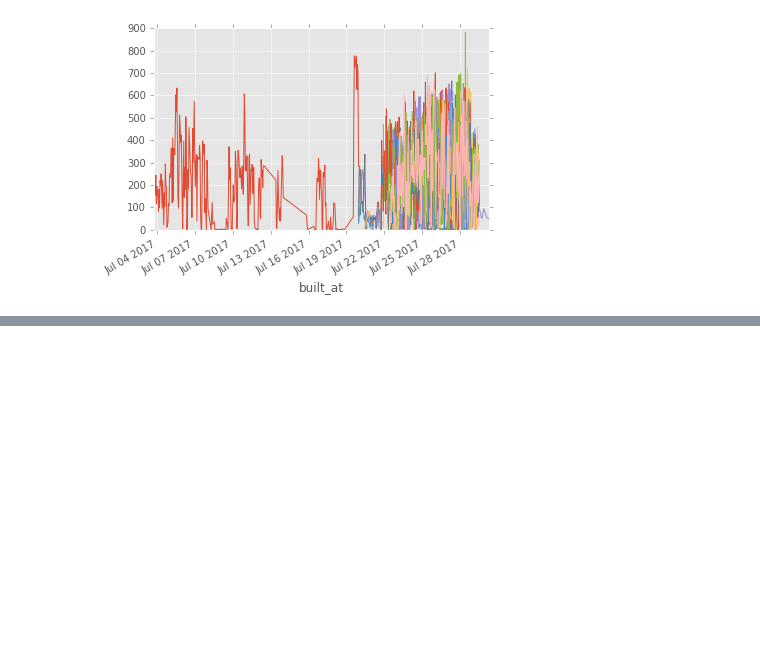
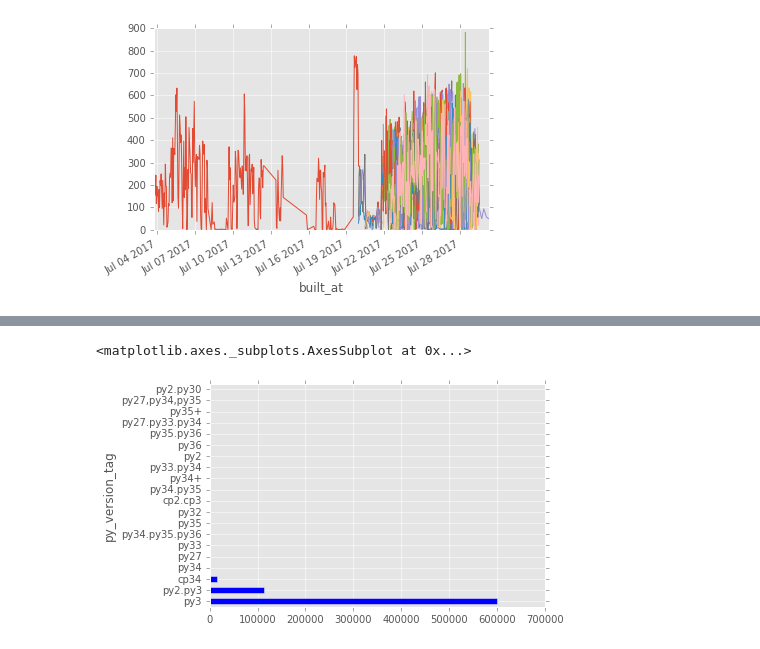
Before and after one commit to waveform80/piwheels-analysis, a Jupyter notebook: analysis.ipynb, the cells around one changed output, grey strips where cells are left out. Drawn from its saved outputs; the diff is of its cells as text; code cells hidden in the pictures; blank space fills up the shorter version.

Commit message:
Add py_version_tag graph

```diff
--- a/analysis.ipynb
+++ b/analysis.ipynb
@@ -287,0 +290,13 @@ More or less is the answer. The average build rate seems to be in the 500 packag
+# %%
+df = pd.read_sql(
+    """
+    SELECT
+        py_version_tag,
+        COUNT(*)
+    FROM builds
+    WHERE status
+    GROUP BY py_version_tag
+    ORDER BY COUNT(*) DESC
+    """,
+    conn, index_col='py_version_tag'
+)
@@ -287,0 +324,5 @@ More or less is the answer. The average build rate seems to be in the 500 packag
+# %%
+df[:20].plot.barh(legend=False)
+# %% [output]
+<matplotlib.axes._subplots.AxesSubplot at 0x...>
+[figure, added]
```
Also changed, not shown: parts of 2 cells of this notebook.
